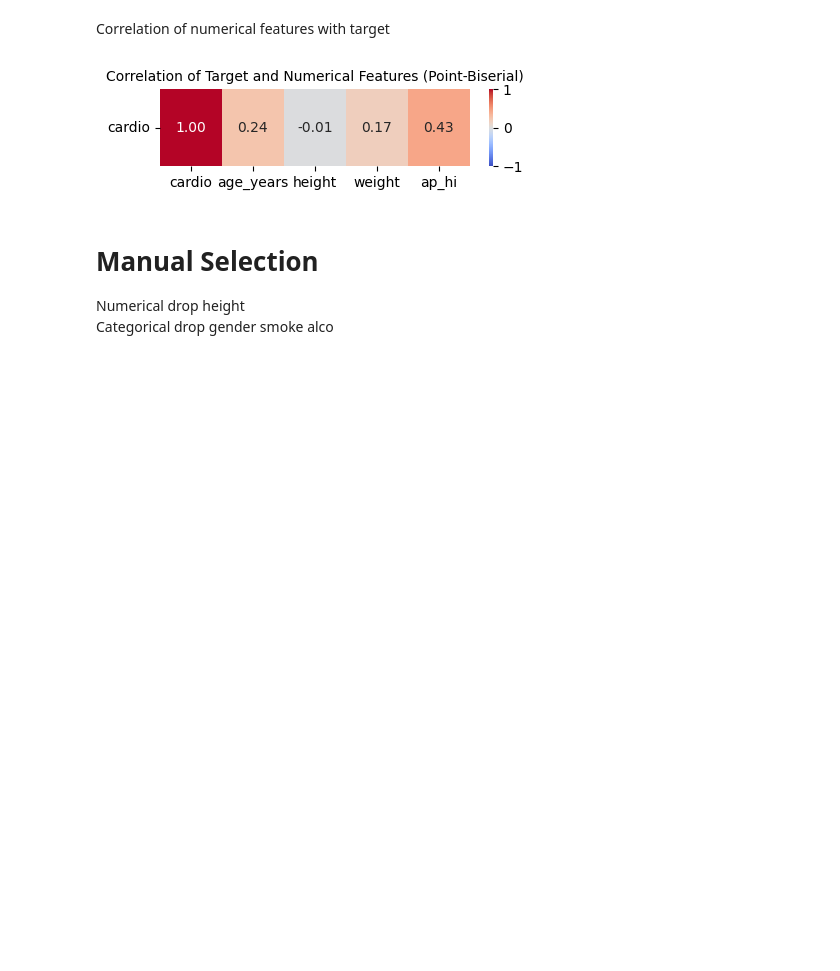
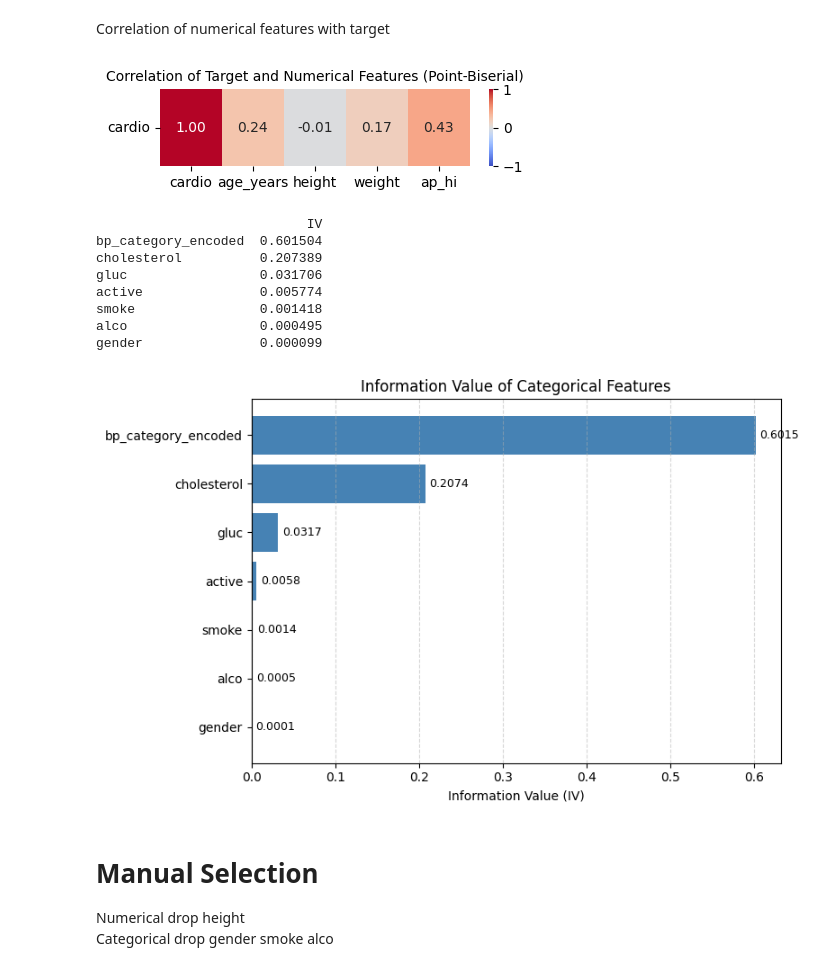
Before and after one commit to Timothyng28/Cardio-Prediction-Model, a Jupyter notebook: LogReg.ipynb, the cells around one changed output. Cells and saved outputs as stored; diff of their text form; code cells hidden in the pictures; blank space fills up the shorter version.

```diff
--- a/LogReg.ipynb
+++ b/LogReg.ipynb
@@ -66,6 +66,67 @@ ax.set_yticklabels(ax.get_yticklabels(), rotation=0)
 plt.show()
 # %% [output]
 [figure]
+# %%
+import pandas as pd
+import numpy as np
+import matplotlib.pyplot as plt
+
+def calculate_iv(df, feature, target):
+    eps = 1e-6  # Avoid division by zero
+    grouped = df.groupby(feature)[target]
+
+    count_0 = grouped.apply(lambda x: (x == 0).sum())
+    count_1 = grouped.apply(lambda x: (x == 1).sum())
+
+    total_0 = (df[target] == 0).sum()
+    total_1 = (df[target] == 1).sum()
+
+    dist_0 = count_0 / total_0 + eps
+    dist_1 = count_1 / total_1 + eps
+
+    woe = np.log(dist_0 / dist_1)
+    iv = ((dist_0 - dist_1) * woe).sum()
+
+    return iv
+
+# List of categorical features
+categorical_features = ['cholesterol', 'gluc', 'gender', 'smoke', 'alco', 'active', 'bp_category_encoded']
+
+# Calculate IVs
+iv_dict = {feature: calculate_iv(data, feature, 'cardio') for feature in categorical_features}
+
+# Convert to DataFrame for plotting
+iv_df = pd.DataFrame.from_dict(iv_dict, orient='index', columns=['IV']).sort_values(by='IV', ascending=False)
+
+# Print IVs
+print(iv_df)
+
+# Plot
+plt.figure(figsize=(8, 5))
+bars = plt.barh(iv_df.index, iv_df['IV'], color='steelblue')
+plt.xlabel('Information Value (IV)')
+plt.title('Information Value of Categorical Features')
+plt.gca().invert_yaxis()
+plt.grid(axis='x', linestyle='--', alpha=0.5)
+
+# Add value labels
+for bar in bars:
+    width = bar.get_width()
+    plt.text(width + 0.005, bar.get_y() + bar.get_height() / 2,
+             f"{width:.4f}", va='center', fontsize=9)
+
+plt.tight_layout()
+plt.show()
+# %% [output]
+                           IV
+bp_category_encoded  0.601504
+cholesterol          0.207389
+gluc                 0.031706
+active               0.005774
+smoke                0.001418
+alco                 0.000495
+gender               0.000099
+[figure, added]
 # %% [markdown]
 # Manual Selection
 Numerical drop height
```
Also changed, not shown: parts of 8 cells of this notebook, 2 other files.
